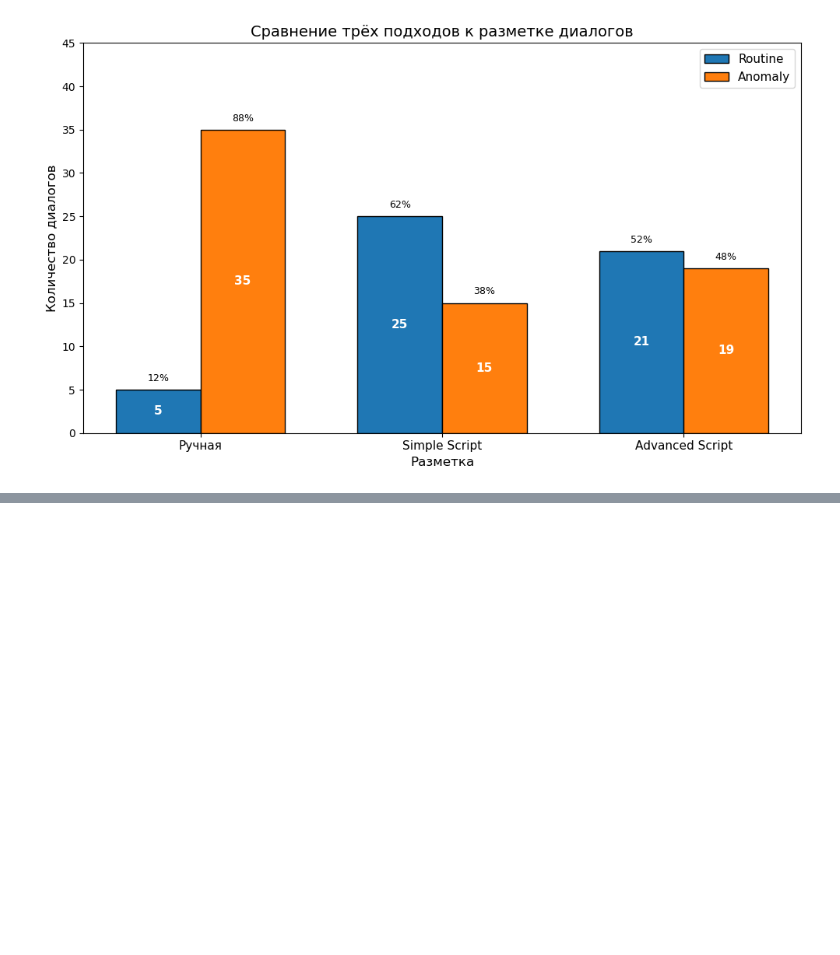
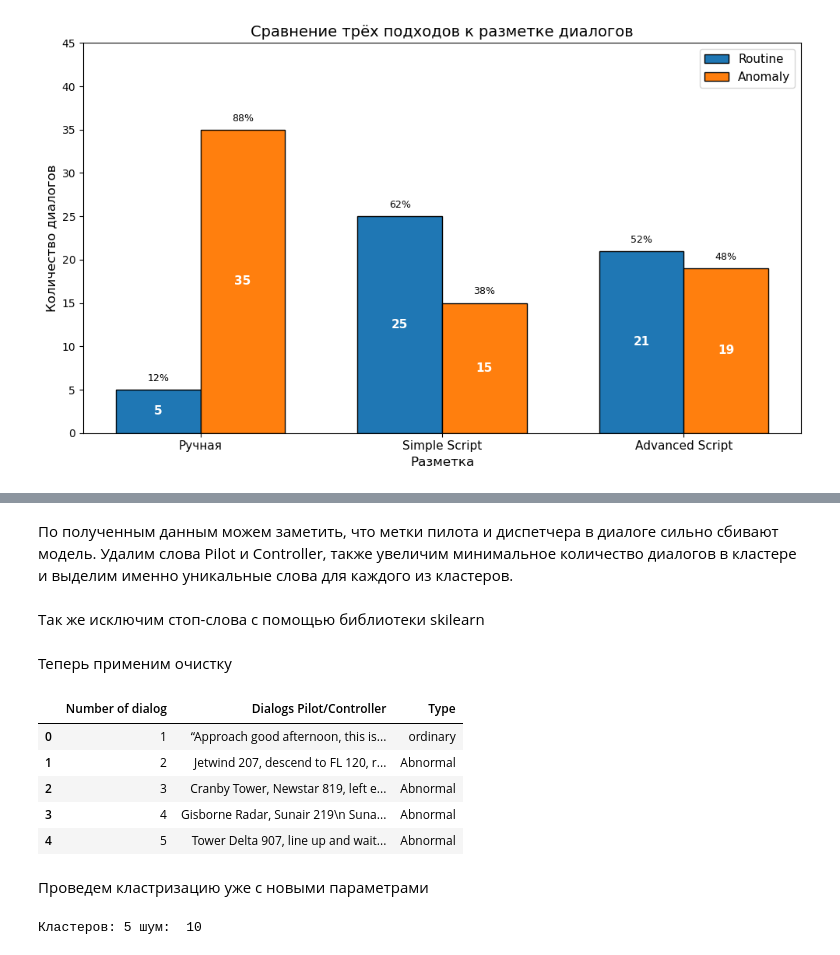
Before and after one commit to kotiataclub/practice_pilot_dialogues, a Jupyter notebook: search_for_anomalies.ipynb, the cells around one changed output, grey strips where cells are left out. Cells and saved outputs as stored; diff of their text form; code cells hidden in the pictures; blank space fills up the shorter version.

```diff
--- a/search_for_anomalies.ipynb
+++ b/search_for_anomalies.ipynb
@@ -150,0 +322,4 @@ plt.show()
+# %% [markdown]
+По полученным данным можем заметить, что метки пилота и диспетчера в диалоге сильно сбивают модель. Удалим слова Pilot и Controller, также увеличим минимальное количество диалогов в кластере и выделим именно уникальные слова для каждого из кластеров.
+# %% [markdown]
+Так же исключим стоп-слова с помощью библиотеки skilearn
@@ -150,0 +347,13 @@ plt.show()
+# %% [markdown]
+Теперь применим очистку
+# %%
+df = pd.read_excel('Диалоги пилотов без слов.xlsx')
+# %%
+df.head()
+# %% [output]
+|  | Number of dialog | Dialogs Pilot/Controller | Type |
+| 0 | 1 | “Approach good afternoon, this is... | ordinary |
+| 1 | 2 | Jetwind 207, descend to FL 120, r... | Abnormal |
+| 2 | 3 | Cranby Tower, Newstar 819, left e... | Abnormal |
+| 3 | 4 | Gisborne Radar, Sunair 219\n Suna... | Abnormal |
+| 4 | 5 | Tower Delta 907, line up and wait... | Abnormal |
@@ -150,0 +365,18 @@ plt.show()
+# %% [markdown]
+Проведем кластризацию уже с новыми параметрами
+# %%
+clusterer = hdbscan.HDBSCAN(
+    min_cluster_size=3,
+    min_samples=1,
+    metric='euclidean',
+    cluster_selection_epsilon=0.3,
+    prediction_data=True
+)
+cluster_labels_clean = clusterer.fit_predict(embeddings_clean)
+df['Cluster_clean'] = cluster_labels_clean
+
+n_clusters_clean = len(set(cluster_labels_clean)) - (1 if -1 in cluster_labels_clean else 0)
+n_noise_clean = list(cluster_labels_clean).count(-1)
+print('Кластеров:', n_clusters_clean, 'шум: ', n_noise_clean)
+# %% [output]
+Кластеров: 5 шум:  10
```
Also changed, not shown: parts of 20 cells of this notebook, 4 other files.
